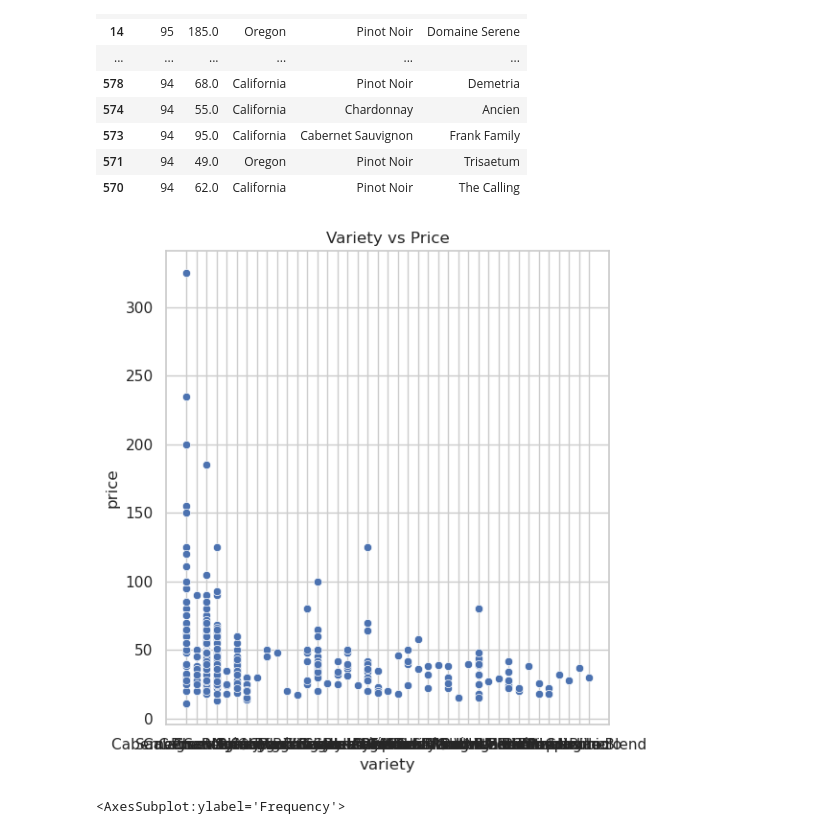
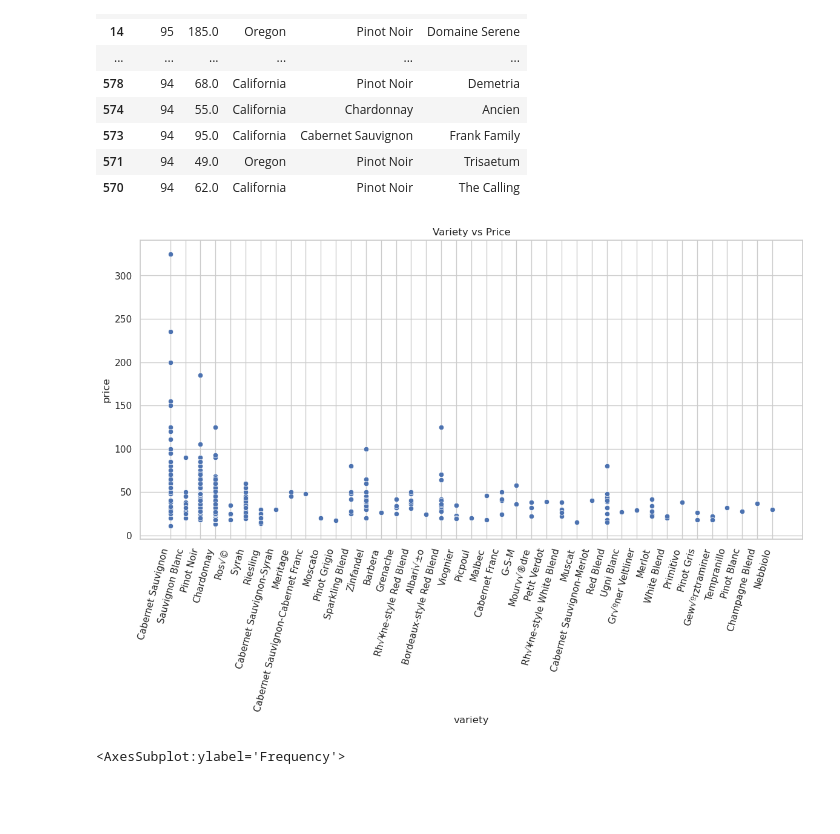
Before and after one commit to conkats/data-science-machine-learning-with-python, a Jupyter notebook: Data-Visualiation/Wine/wine.ipynb, the cells around one changed output. Saved outputs shown, nothing was run; the diff lists cells and outputs as text; code cells hidden in the pictures; blank space fills up the shorter version.

```diff
--- a/Data-Visualiation/Wine/wine.ipynb
+++ b/Data-Visualiation/Wine/wine.ipynb
@@ -9,7 +16,7 @@ import matplotlib.pyplot as plt
 # %%
-# import the data
-wine_df = pd.read_csv("/home/conmec/Python/Maria_sTraining/Hyperion_Training/T35/wine.csv")
-wine_df.head()
+# import the dataset
+wine_df = pd.read_csv("../../Hyperion_Training/T35/wine.csv")
+wine_df.head(5)
 # %% [output]
 |  | Unnamed: 0 | country | description | designation | points | price | province | region_1 | region_2 | ... |
 | 0 | 0 | US | This tremendous 100% varietal win... | Martha's Vineyard | 96 | 235.0 | California | Napa Valley | Napa | ... |
@@ -278,25 +304,28 @@ Most_preferred[["points","price", "province", "variety","winery"]].head(20)
 | 571 | 94 | 49.0 | Oregon | Pinot Noir | Trisaetum |
 | 570 | 94 | 62.0 | California | Pinot Noir | The Calling |
 # %%
-fig, axes = plt.subplots(1, 1, figsize=(6, 6))  # 3 rows, 1 column
+fig, axes = plt.subplots(1, 1, figsize=(12, 6))  # 3 rows, 1 column
 
 # Create the second boxplot on the first plot
-sns.scatterplot(data=temp_df2,
+plot = sns.scatterplot(data=temp_df2,
             x= "variety",
             y="price"
             )
 axes.set_title("Variety vs Price")
 
 # Adjust spacing between subplots
 plt.tight_layout()
 
+plot.set_xticklabels(plot.get_xticklabels(),
+                      rotation=75, ha='right')
+
 # Save the figure as a .png image
 #plt.savefig("boxplots.png")
 
 # Show the plot
 plt.show()
 # %% [output]
-[figure, old version]
+[figure, new version]
 # %%
 #Filtered the data
 selected_variety = [
```
Also changed, not shown: parts of 23 cells of this notebook.
